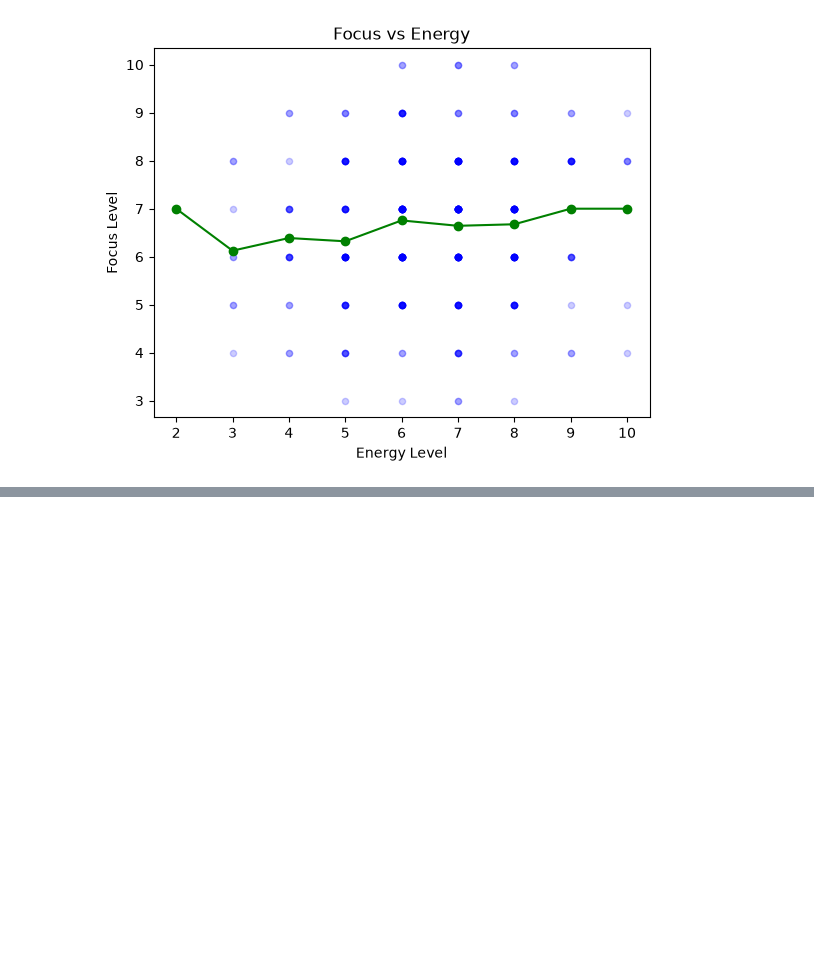
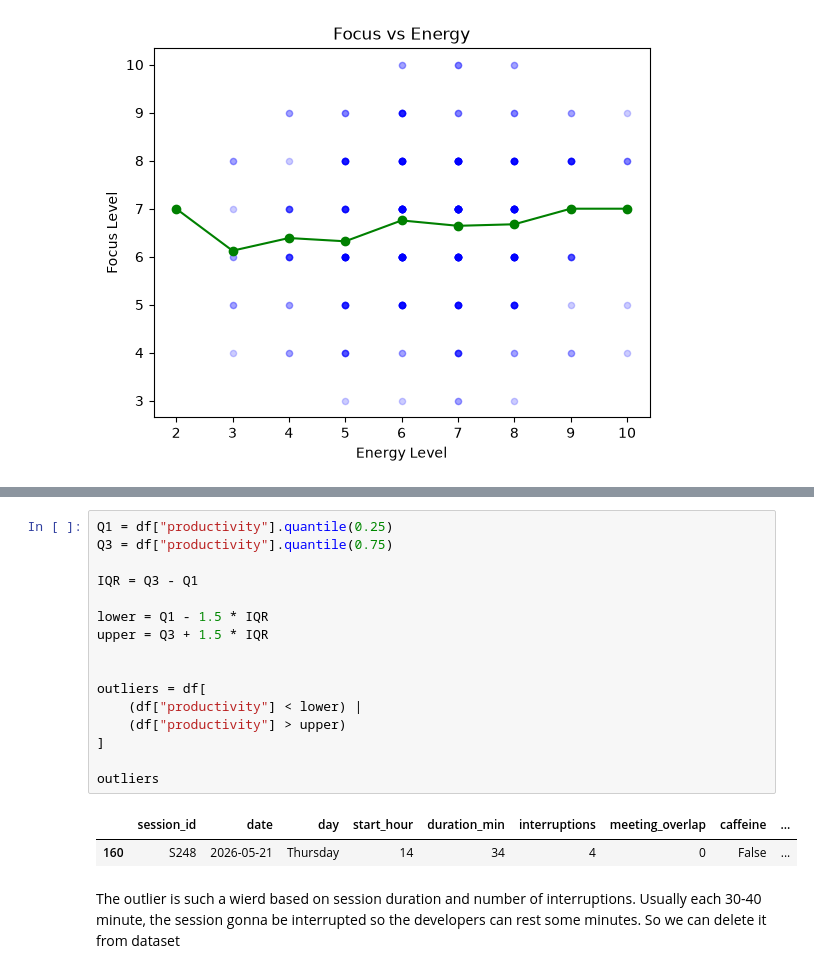
Before and after one commit to Amizaa/Developer-Productivity-Analytics, a Jupyter notebook: stat-project.ipynb, the cells around one changed output, grey strips where cells are left out. Saved outputs shown, nothing was run; the diff lists cells and outputs as text; blank space fills up the shorter version.

```diff
--- a/stat-project.ipynb
+++ b/stat-project.ipynb
@@ -371,0 +509,22 @@ One thing that I thought might affect energy and focus level of developers was t
+# %%
+Q1 = df["productivity"].quantile(0.25)
+Q3 = df["productivity"].quantile(0.75)
+
+IQR = Q3 - Q1
+
+lower = Q1 - 1.5 * IQR
+upper = Q3 + 1.5 * IQR
+
+
+outliers = df[
+    (df["productivity"] < lower) |
+    (df["productivity"] > upper)
+]
+
+outliers
+# %% [output]
+|  | session_id | date | day | start_hour | duration_min | interruptions | meeting_overlap | caffeine | ... |
+| 160 | S248 | 2026-05-21 | Thursday | 14 | 34 | 4 | 0 | False | ... |
+# %% [markdown]
+The outlier is such a wierd based on session duration and number of interruptions. Usually each 30-40 minute, the session gonna be interrupted so the developers can rest some minutes.
+So we can delete it from dataset
```
Also changed, not shown: parts of 21 cells of this notebook.
